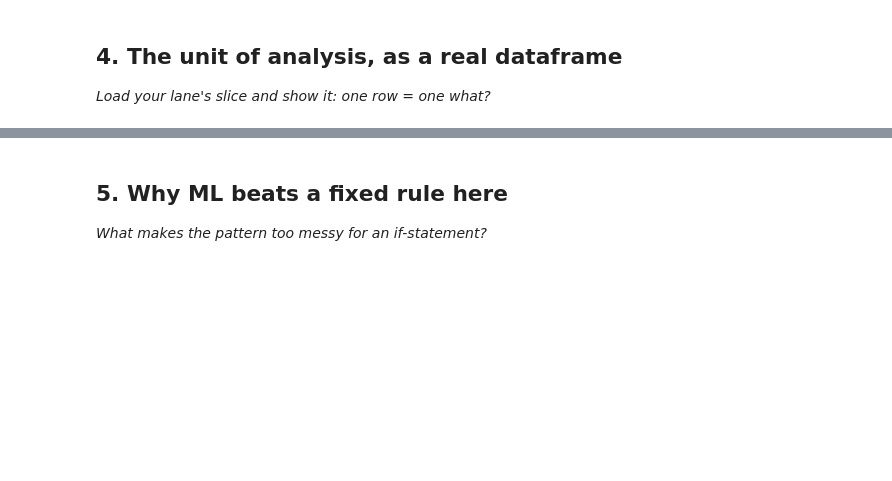
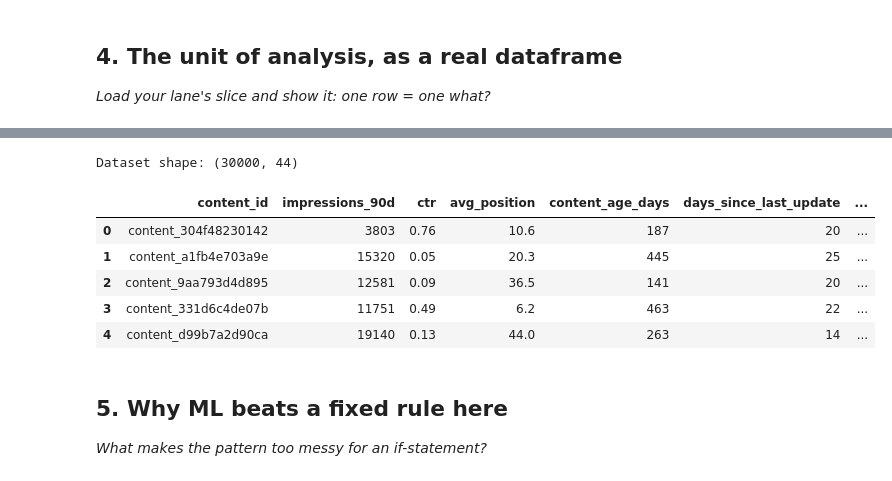
Before and after one commit to bosywahab818-a11y/flyrank-ml-internship-bouthina, a Jupyter notebook: work/notebooks/w02_ml_task_framing.ipynb, the cells around one changed output, grey strips where cells are left out. Saved outputs shown, nothing was run; the diff lists cells and outputs as text; code cells hidden in the pictures; blank space fills up the shorter version.

```diff
--- a/work/notebooks/w02_ml_task_framing.ipynb
+++ b/work/notebooks/w02_ml_task_framing.ipynb
@@ -37,3 +99,26 @@ This skeleton is yours to fill. Work the sections **in order** — each one has
+# %%
+print("Dataset shape:", df.shape)
+
+important_columns = [
+    "content_id",
+    "impressions_90d",
+    "ctr",
+    "avg_position",
+    "content_age_days",
+    "days_since_last_update",
+    "trend_direction",
+    "trend_pct"
+]
+
+df[important_columns].head()
+# %% [output]
+Dataset shape: (30000, 44)
+|  | content_id | impressions_90d | ctr | avg_position | content_age_days | days_since_last_update | ... |
+| 0 | content_304f48230142 | 3803 | 0.76 | 10.6 | 187 | 20 | ... |
+| 1 | content_a1fb4e703a9e | 15320 | 0.05 | 20.3 | 445 | 25 | ... |
+| 2 | content_9aa793d4d895 | 12581 | 0.09 | 36.5 | 141 | 20 | ... |
+| 3 | content_331d6c4de07b | 11751 | 0.49 | 6.2 | 463 | 22 | ... |
+| 4 | content_d99b7a2d90ca | 19140 | 0.13 | 44.0 | 263 | 14 | ... |
 # %% [markdown]
 ## 5. Why ML beats a fixed rule here
 
```
Also changed, not shown: parts of 9 cells of this notebook.
